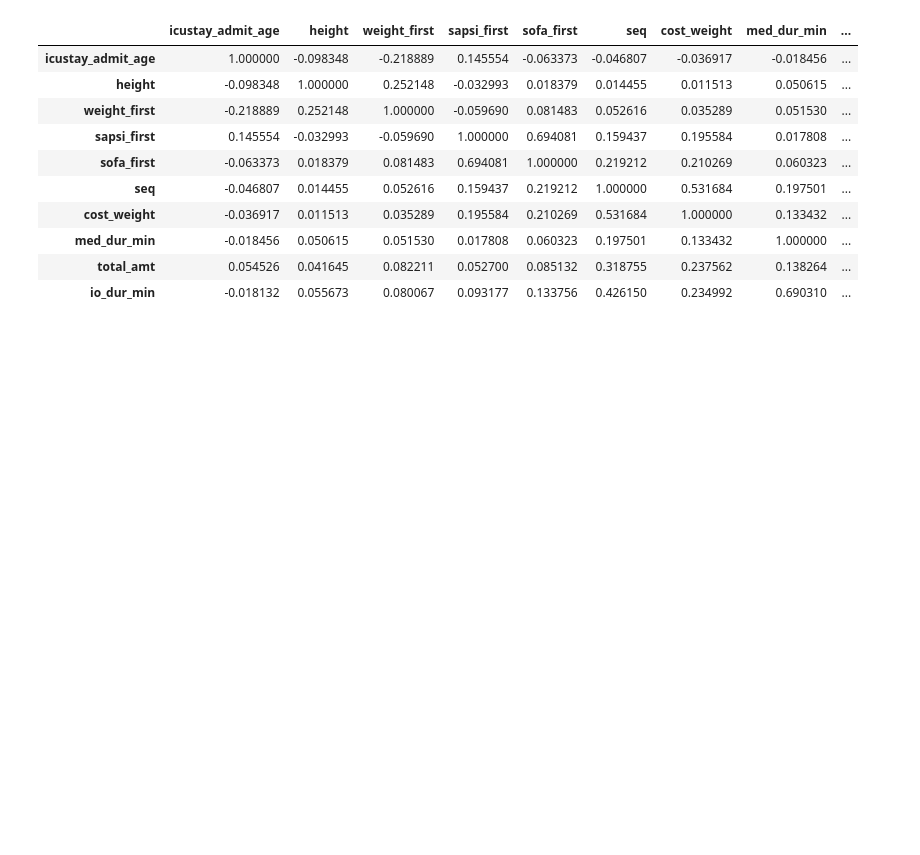
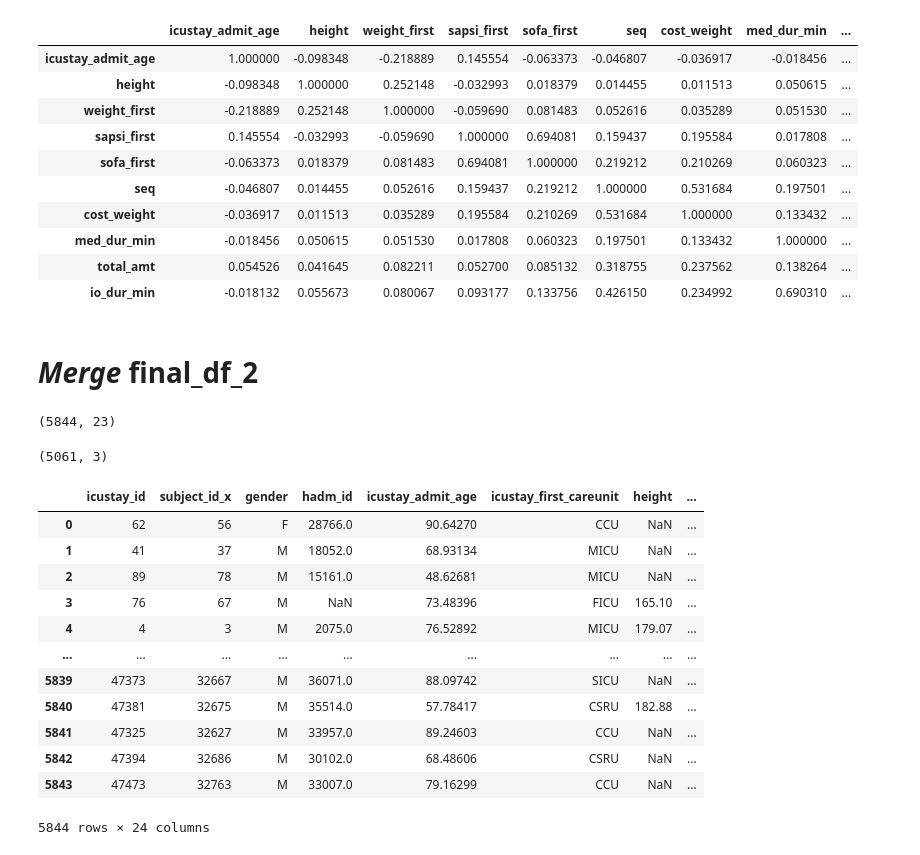
Before and after one commit to mhaque-spec/ICU-stays-prediction, a Jupyter notebook: Feature-Engineering-Data-Merge.ipynb, the cells around one changed output. Drawn from its saved outputs; the diff is of its cells as text; code cells hidden in the pictures; blank space fills up the shorter version.

```diff
--- a/Feature-Engineering-Data-Merge.ipynb
+++ b/Feature-Engineering-Data-Merge.ipynb
@@ -117,0 +234,7 @@ icu_stay_det = icu_stay_det.drop(['dob','dod','icustay_seq','expire_flg','subjec
+# %%
+icd9_diag['diagnosis_count'] = diagnosis_countList
+# %%
+icd9_diag.diagnosis_count = icd9_diag.diagnosis_count.astype(np.int64)
+icd9_diag.subject_id = icd9_diag.subject_id.astype(np.int64)
+icd9_diag.hadm_id = icd9_diag.hadm_id.astype(np.int64)
+icd9_diag = icd9_diag.drop('diagnosis',axis=1)
@@ -237,0 +384,37 @@ final_df.to_csv('train-test-1/final_df_1.csv',index=False)
+# %% [markdown]
+# ***Merge*** final_df_2
+# %%
+merge_target_detail = pd.merge(icu_stay_det,target_ICUstay,left_on = ['subject_id','icustay_id'],right_on =['subject_id','icustay_id'])
+merge_target_detail_drg = pd.merge(merge_target_detail,drg_events,how='left',left_on ='hadm_id',right_on = 'hadm_id')
+merge_target_detail_drg_demo = pd.merge(merge_target_detail_drg,demographic_det,how ='left',left_on='subject_id_x',right_on= 'subject_id')
+merge_target_detail_drg_demo_med = pd.merge(merge_target_detail_drg_demo,med_dur_feature,how='left',left_on = ['subject_id','icustay_id'],right_on =['subject_id','icustay_id'])
+merge_target_detail_drg_demo_med_dose = pd.merge(merge_target_detail_drg_demo_med,add_dose_amt_feature,how='left',left_on = ['subject_id','icustay_id'],right_on =['subject_id','icustay_id'])
+merge_target_detail_drg_demo_med_dose_io = pd.merge(merge_target_detail_drg_demo_med_dose,io_dur_feature,how='left',left_on = ['subject_id','icustay_id'],right_on =['subject_id','icustay_id'])
+
+final_df = pd.merge(merge_target_detail_drg_demo_med_dose_io,no_chart_feature,how='left',left_on = ['subject_id','icustay_id'],right_on =['subject_id','icustay_id'])
+# %%
+final_df.shape
+# %% [output]
+(5844, 23)
+# %%
+icd9_diag.shape
+# %% [output]
+(5061, 3)
+# %%
+final_df_2 = pd.merge(final_df,icd9_diag,how='left',left_on = ['subject_id','hadm_id'],right_on = ['subject_id','hadm_id'])
+# %%
+final_df_2
+# %% [output]
+|  | icustay_id | subject_id_x | gender | hadm_id | icustay_admit_age | icustay_first_careunit | height | ... |
+| 0 | 62 | 56 | F | 28766.0 | 90.64270 | CCU | NaN | ... |
+| 1 | 41 | 37 | M | 18052.0 | 68.93134 | MICU | NaN | ... |
+| 2 | 89 | 78 | M | 15161.0 | 48.62681 | MICU | NaN | ... |
+| 3 | 76 | 67 | M | NaN | 73.48396 | FICU | 165.10 | ... |
+| 4 | 4 | 3 | M | 2075.0 | 76.52892 | MICU | 179.07 | ... |
+| ... | ... | ... | ... | ... | ... | ... | ... | ... |
+| 5839 | 47373 | 32667 | M | 36071.0 | 88.09742 | SICU | NaN | ... |
+| 5840 | 47381 | 32675 | M | 35514.0 | 57.78417 | CSRU | 182.88 | ... |
+| 5841 | 47325 | 32627 | M | 33957.0 | 89.24603 | CCU | NaN | ... |
+| 5842 | 47394 | 32686 | M | 30102.0 | 68.48606 | CSRU | NaN | ... |
+| 5843 | 47473 | 32763 | M | 33007.0 | 79.16299 | CCU | NaN | ... |
+5844 rows × 24 columns
```
Also changed, not shown: parts of 31 cells of this notebook, 3 other files.
